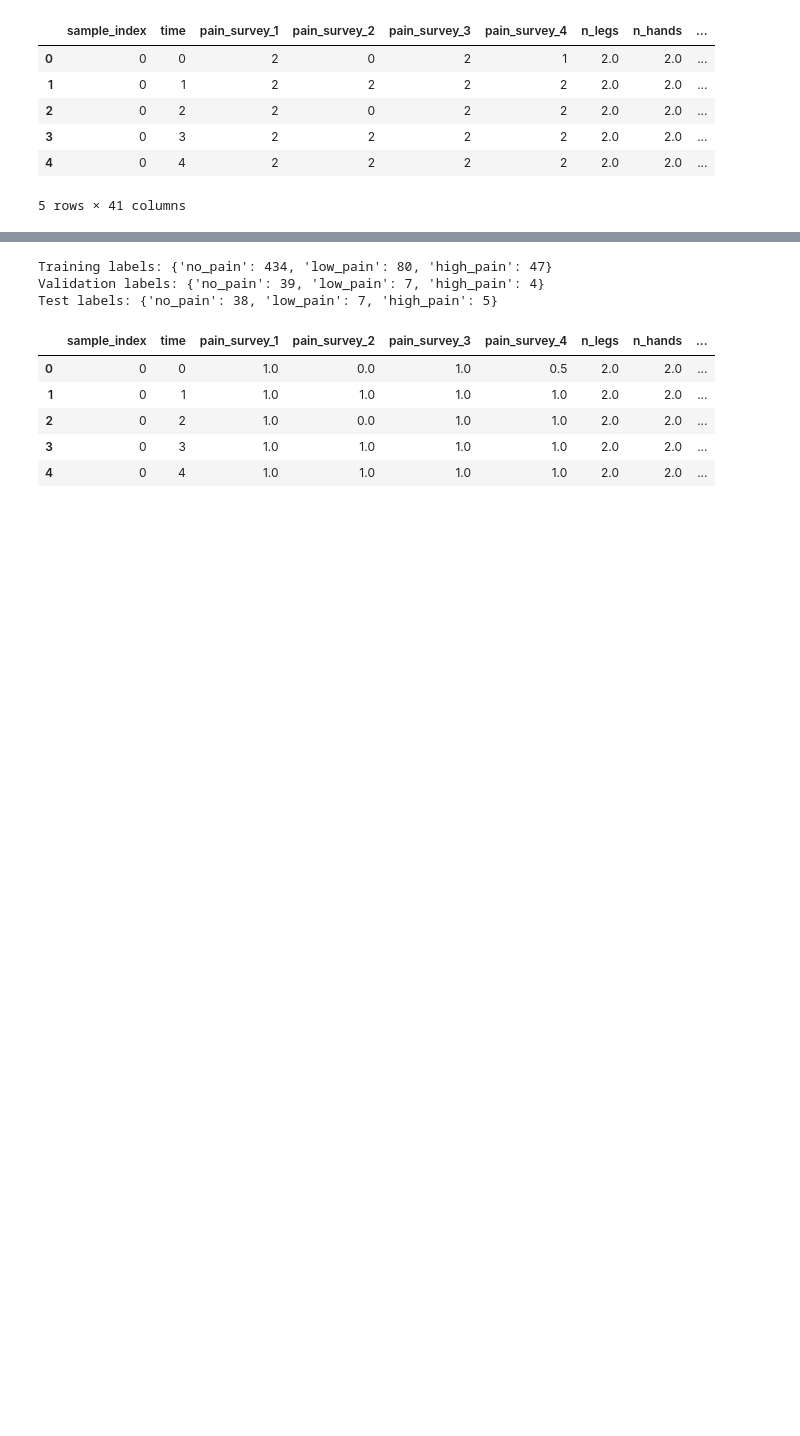
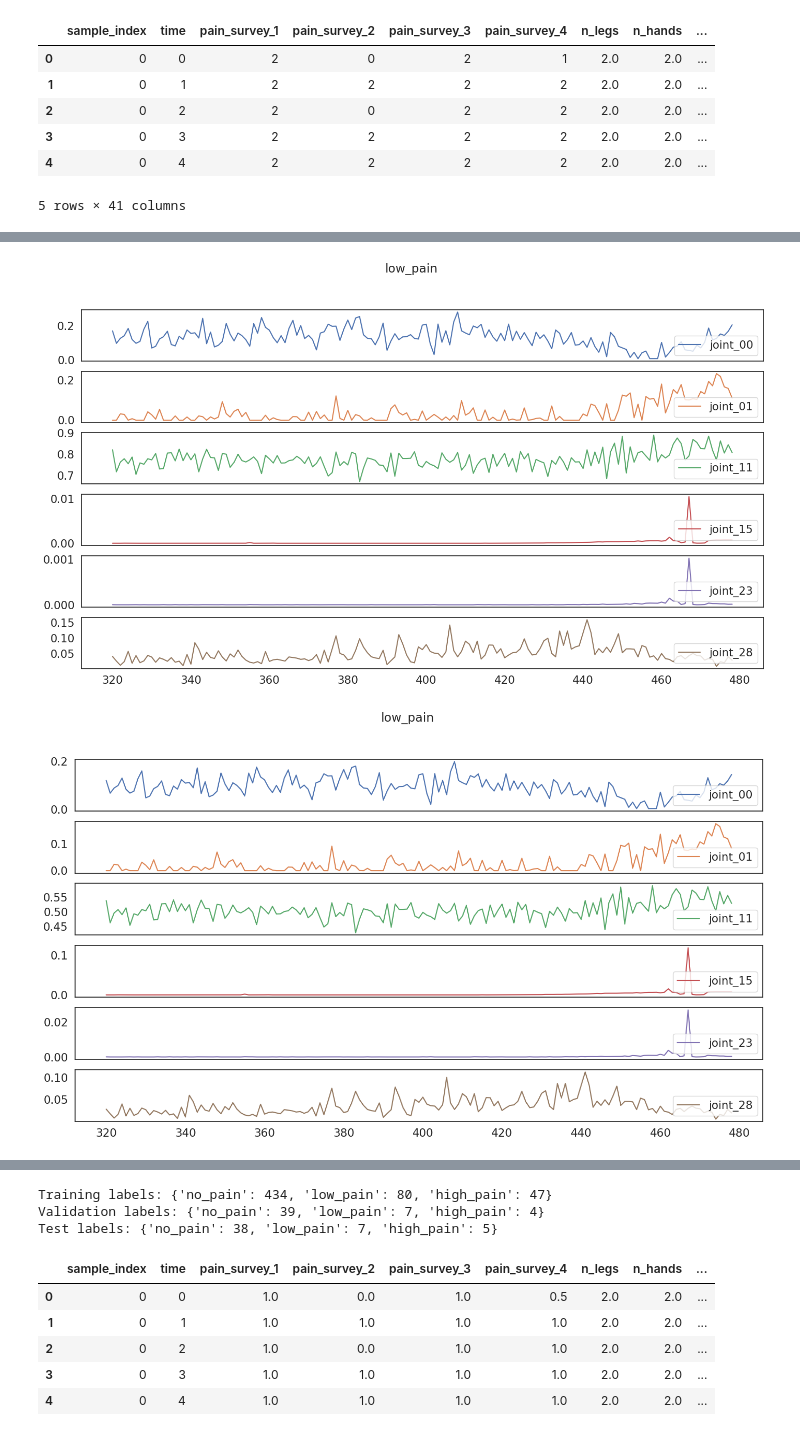
Before and after one commit to Relo02/Artificial-neural-networks-and-deep-learning-, a Jupyter notebook: Ann_challenge.ipynb, the cells around one changed output, grey strips where cells are left out. Cells and saved outputs as stored; diff of their text form; code cells hidden in the pictures; blank space fills up the shorter version.

```diff
--- a/Ann_challenge.ipynb
+++ b/Ann_challenge.ipynb
@@ -310,0 +318,8 @@ inspect_activity('high_pain', data)
+# %%
+inspect_label('low_pain', data)
+
+# Normalized training data
+inspect_label('low_pain', df_train)
+# %% [output]
+[figure, added]
+[figure, added]
```
Also changed, not shown: parts of 25 cells of this notebook, 1 other file.
